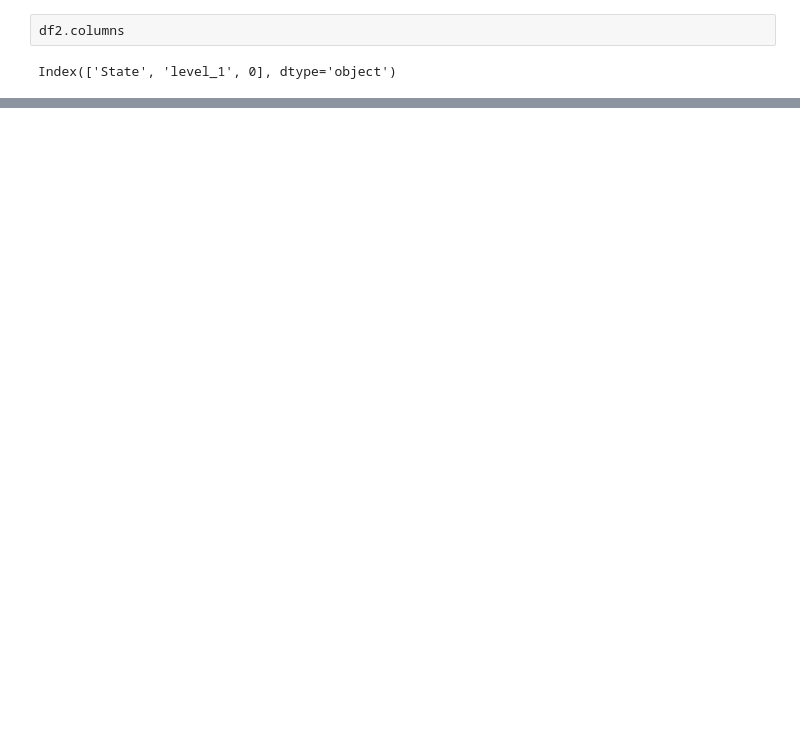
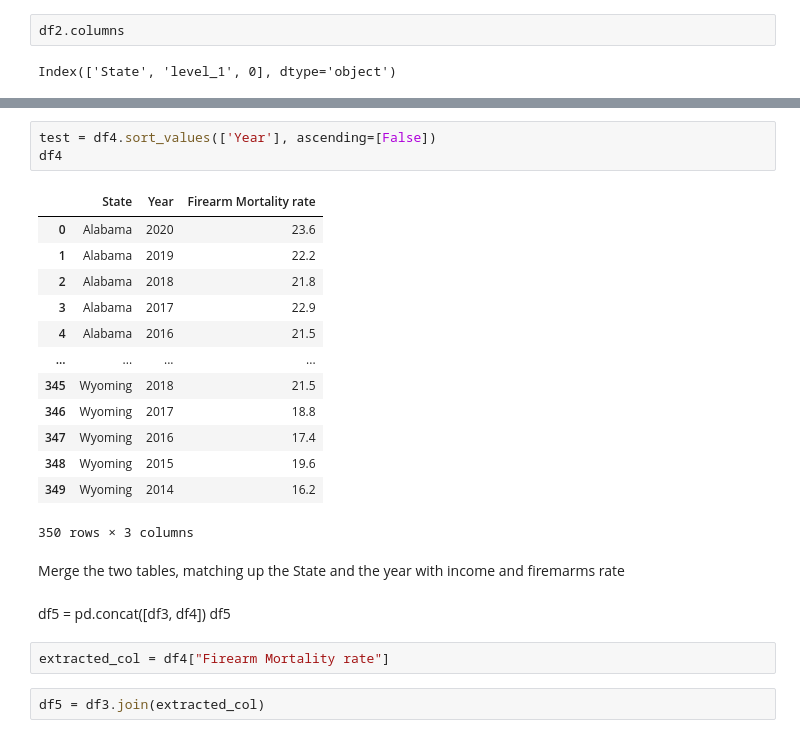
Before and after one commit to harrietspence/harrietspence.github.io, a Jupyter notebook: P_income_US_tidy.ipynb, the cells around one changed output, grey strips where cells are left out. Cells and saved outputs as stored; diff of their text form; blank space fills up the shorter version.

```diff
--- a/P_income_US_tidy.ipynb
+++ b/P_income_US_tidy.ipynb
@@ -76,0 +131,26 @@ files.download('P_income_US_tidy.csv')
+# %%
+test = df4.sort_values(['Year'], ascending=[False])
+df4
+# %% [output]
+|  | State | Year | Firearm Mortality rate |
+| 0 | Alabama | 2020 | 23.6 |
+| 1 | Alabama | 2019 | 22.2 |
+| 2 | Alabama | 2018 | 21.8 |
+| 3 | Alabama | 2017 | 22.9 |
+| 4 | Alabama | 2016 | 21.5 |
+| ... | ... | ... | ... |
+| 345 | Wyoming | 2018 | 21.5 |
+| 346 | Wyoming | 2017 | 18.8 |
+| 347 | Wyoming | 2016 | 17.4 |
+| 348 | Wyoming | 2015 | 19.6 |
+| 349 | Wyoming | 2014 | 16.2 |
+350 rows × 3 columns
+# %% [markdown]
+Merge the two tables, matching up the State and the year with income and firemarms rate
+# %% [markdown]
+df5 = pd.concat([df3, df4])
+df5
+# %%
+extracted_col = df4["Firearm Mortality rate"]
+# %%
+df5 = df3.join(extracted_col)
```
Also changed, not shown: parts of 10 cells of this notebook.
